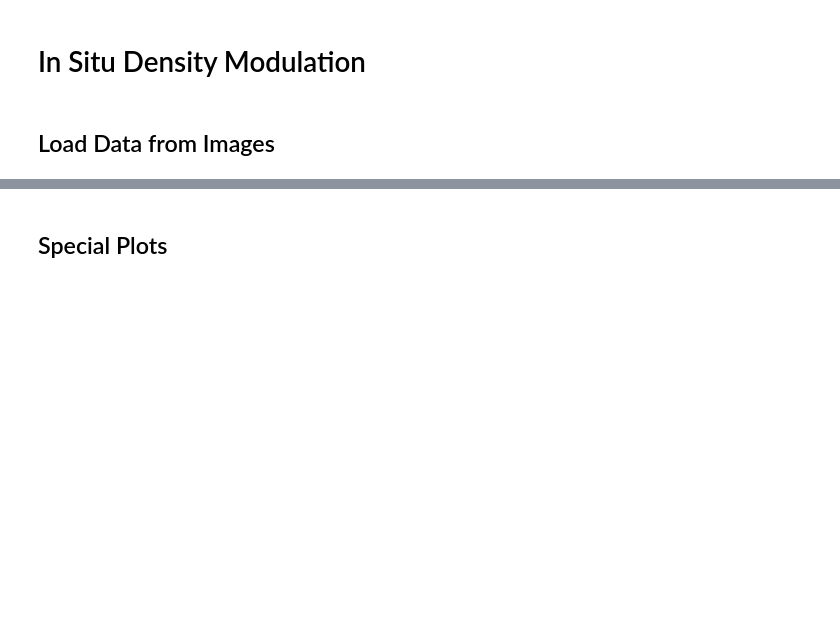
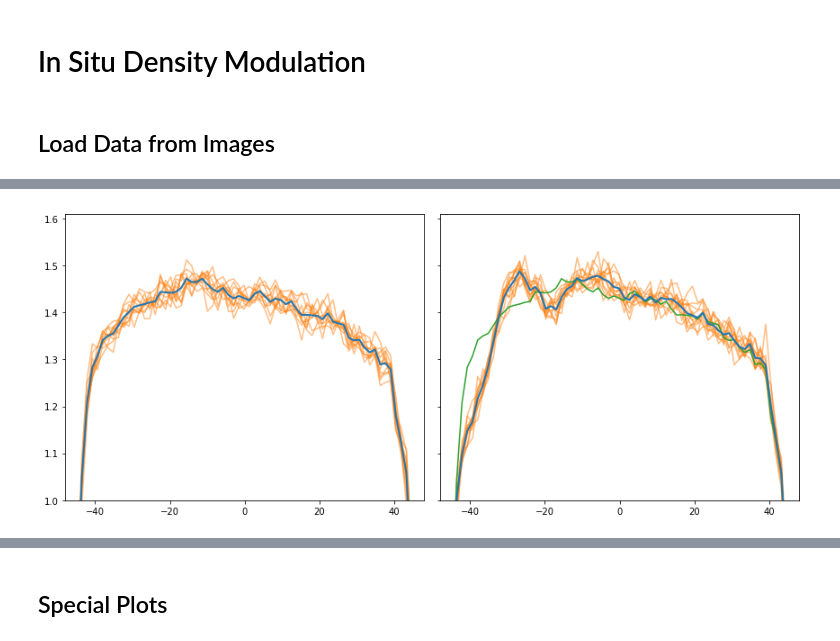
Before and after one commit to ranchop/QCalc, a Jupyter notebook: Box Shaking/Box Shaking Analyzer.ipynb, the cells around one changed output, grey strips where cells are left out. Drawn from its saved outputs; the diff is of its cells as text; code cells hidden in the pictures; blank space fills up the shorter version.

```diff
--- a/Box Shaking/Box Shaking Analyzer.ipynb
+++ b/Box Shaking/Box Shaking Analyzer.ipynb
@@ -773,3 +773,21 @@ if len(x) == 1:
+# %%
+# Collection of 1D profiles
+
+fig, ax = plt.subplots(ncols=2, figsize=[12, 5], sharey=True, sharex=True)
+z = movie_dN[1]
+
+for p in df_bg.profile:
+    ax[0].plot(z, p, 'C1', alpha=0.5)
+ax[0].plot(z, np.mean(df_bg.profile, axis=0), linewidth=2)
+
+for p in df_data.profile:
+    ax[1].plot(z, p, 'C1', alpha=0.5)
+ax[1].plot(z, np.mean(df_bg.profile, axis=0), 'C2')
+ax[1].plot(z, np.mean(df_data.profile, axis=0), linewidth=2)
+ax[1].set(ylim=[1, None], xlim=[-48, 48])
+plt.tight_layout()
+# %% [output]
+[figure, added]
 # %%
 plt.hist(np.concatenate([df_data.x, df_bg.x]));
 # plt.figure(figsize=[3,5])
```
Also changed, not shown: parts of 8 cells of this notebook, 1 other file.
